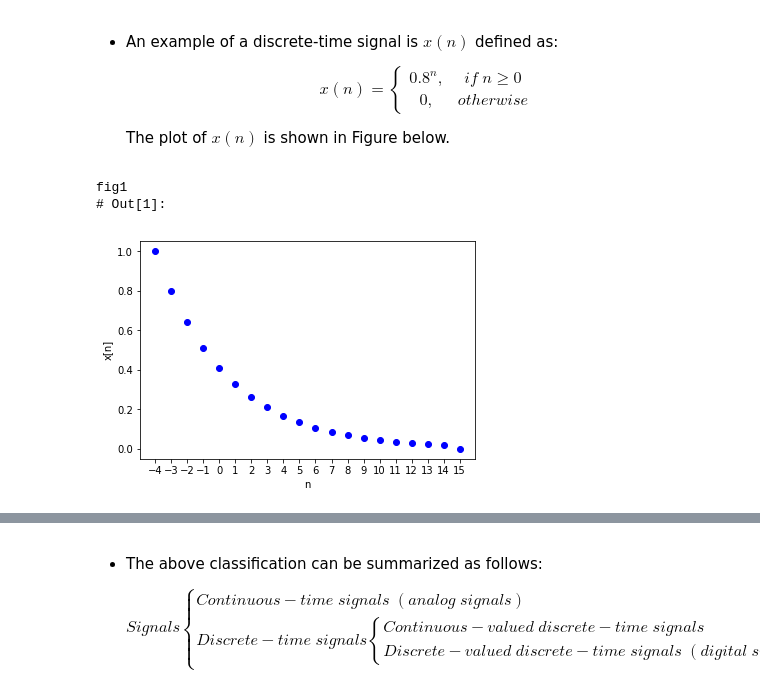
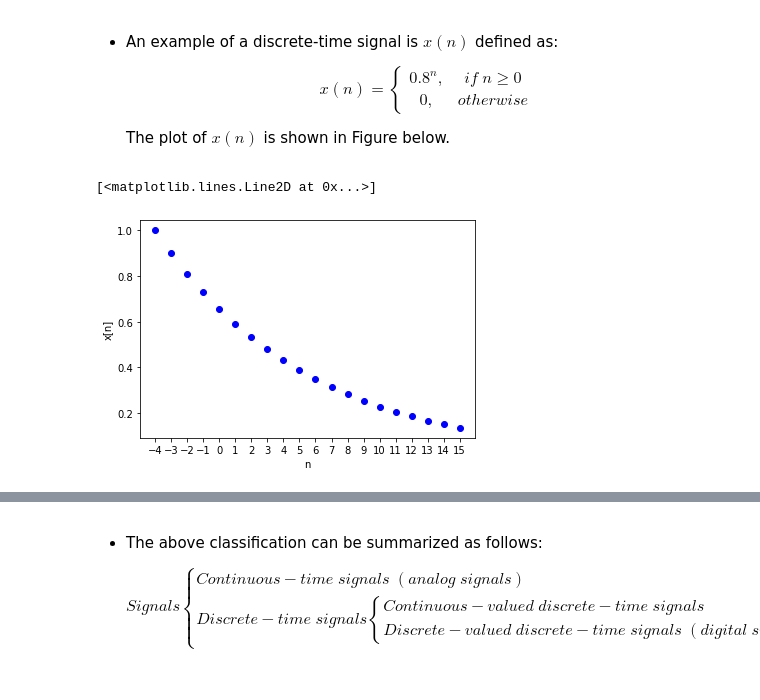
Before and after one commit to stevand/W20-CHE573, a Jupyter notebook: 01-intro.ipynb, the cells around one changed output, grey strips where cells are left out. Cells and saved outputs as stored; diff of their text form; code cells hidden in the pictures.

```diff
--- a/01-intro.ipynb
+++ b/01-intro.ipynb
@@ -32,36 +29,28 @@ where $y(t)$ is the measured signal, $x(t)$ denotes the true value of the signal
 
     The plot of $x(n)$ is shown in Figure below.
 # %%
-import pycse.orgmode as org
 %matplotlib inline
 import matplotlib.pyplot as plt
 import numpy as np
 import math
 
 
 n=np.linspace(-4,16,20)
 x=np.zeros(len(n))
 
 for i in range (0,len(n)):
       if i >= 0:
-        x[i]=math.pow(0.8,i)
+        x[i]=math.pow(0.9,i)
       else:
         x[i]=0
 
 plt.xlabel('n')
 plt.ylabel('x[n]')
 plt.xticks(np.arange(-4, 16, step=1))
 plt.plot(np.arange(-4, 16, 1),x,'bo')
-
-org.figure(plt.savefig('./FiguresCHE573/figure1.png'),name='fig1',
-           caption='Graphical representation of signal x(n) containing {} points'.format(len(x)),
-           attributes=[('LATEX', ':width 3in'),
-                       ('HTML', ':width 300'),
-                       ('ORG', ':width 300')])
 # %% [output]
-fig1
-# Out[1]:
+[<matplotlib.lines.Line2D at 0x...>]
-[figure, old version]
+[figure, new version]
 # %% [markdown]
 -   The relationship between $t$ and $n$ and $T$ is as follows:
 
```
Also changed, not shown: parts of 20 cells of this notebook.
